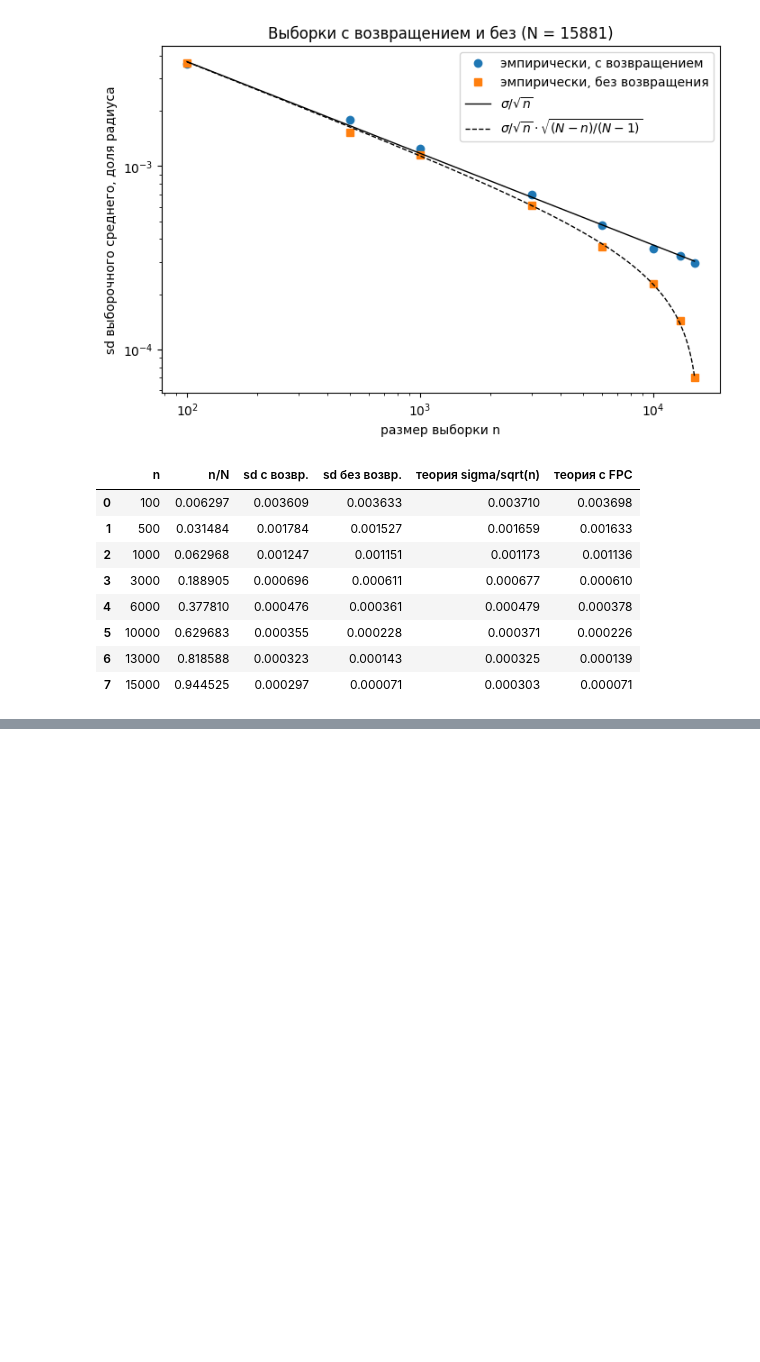
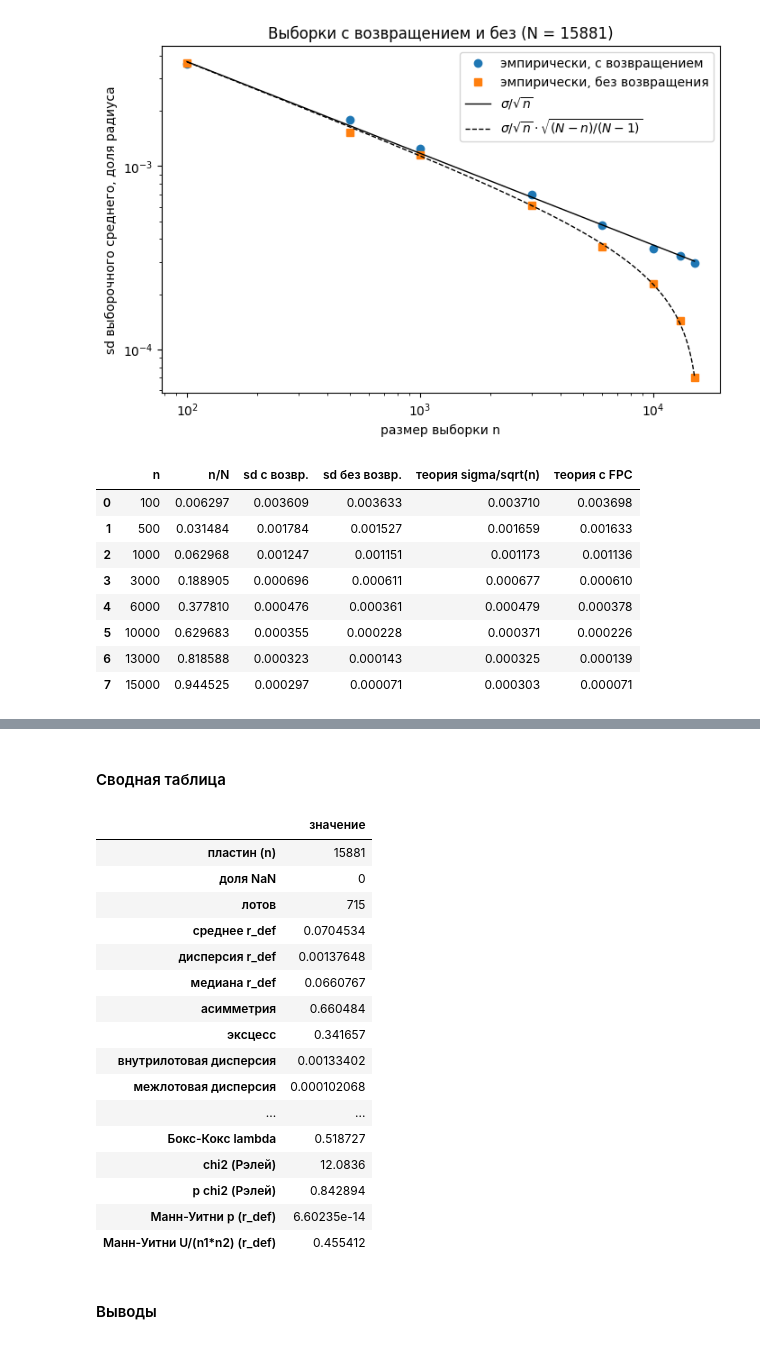
Before and after one commit to SanechkaTuoKe/APPSTAT-LABWORK, a Jupyter notebook: notebooks/rv03_r_def.ipynb, the cells around one changed output, grey strips where cells are left out. Cells and saved outputs as stored; diff of their text form; code cells hidden in the pictures; blank space fills up the shorter version.

```diff
--- a/notebooks/rv03_r_def.ipynb
+++ b/notebooks/rv03_r_def.ipynb
@@ -495,0 +561,55 @@ mc.round(6)
+# %% [markdown]
+#### Сводная таблица
+# %%
+best = fit_table["AIC"].astype(float).idxmin()
+summary_tab = pd.Series({
+    "пластин (n)": N,
+    "доля NaN": x_all.isna().mean(),
+    "лотов": df["lotName"].nunique(),
+    "среднее r_def": xv.mean(),
+    "дисперсия r_def": xv.var(ddof=1),
+    "медиана r_def": np.median(xv),
+    "асимметрия": stats.skew(xv),
+    "эксцесс": stats.kurtosis(xv),
+    "внутрилотовая дисперсия": var_within,
+    "межлотовая дисперсия": var_between,
+    "ICC": icc,
+    "бета a": a_hat, "бета b": b_hat,
+    "Рэлей sigma": s_ray,
+    "Вейбулл c": c_wb, "Вейбулл lambda": s_wb,
+    "AIC бета": fit_table.loc["бета", "AIC"],
+    "AIC Рэлей": fit_table.loc["Рэлей", "AIC"],
+    "AIC Вейбулл": fit_table.loc["Вейбулл", "AIC"],
+    "лучшая по AIC": best,
+    "LR Рэлей vs Вейбулл": lr_rw, "p LR": p_rw,
+    "теория sigma 1/(2*sqrt(медиана k))": 1 / (2 * np.sqrt(kd.median())),
+    "z: sigma Рэлея": s_z,
+    "Бокс-Кокс lambda": lam_bc,
+    f"chi2 ({best})": chi_tab.loc[best, "chi2"],
+    f"p chi2 ({best})": chi_tab.loc[best, "p-value"],
+    "Манн-Уитни p (r_def)": mw_tab.loc["r_def", "p-value"],
+    "Манн-Уитни U/(n1*n2) (r_def)": mw_tab.loc["r_def", "U/(n1*n2)"],
+}, dtype=object)
+summary_tab.map(lambda v: f"{v:.6g}" if isinstance(v, (float, np.floating)) else v).to_frame("значение")
+# %% [output]
+|  | значение |
+| пластин (n) | 15881 |
+| доля NaN | 0 |
+| лотов | 715 |
+| среднее r_def | 0.0704534 |
+| дисперсия r_def | 0.00137648 |
+| медиана r_def | 0.0660767 |
+| асимметрия | 0.660484 |
+| эксцесс | 0.341657 |
+| внутрилотовая дисперсия | 0.00133402 |
+| межлотовая дисперсия | 0.000102068 |
+| ... | ... |
+| Бокс-Кокс lambda | 0.518727 |
+| chi2 (Рэлей) | 12.0836 |
+| p chi2 (Рэлей) | 0.842894 |
+| Манн-Уитни p (r_def) | 6.60235e-14 |
+| Манн-Уитни U/(n1*n2) (r_def) | 0.455412 |
+# %% [markdown]
+#### Выводы
+# %% [markdown]
+<!-- ТЕКСТ ПИШЕТ ДАРЬЯ: Выводы -->
```
Also changed, not shown: parts of 5 cells of this notebook.
